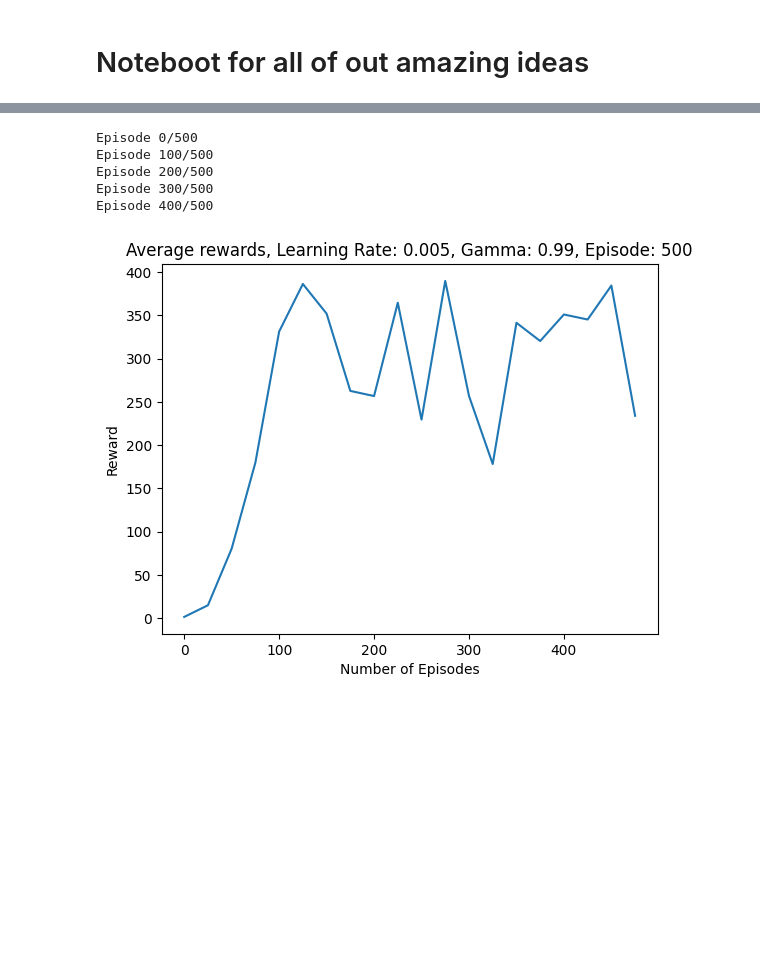
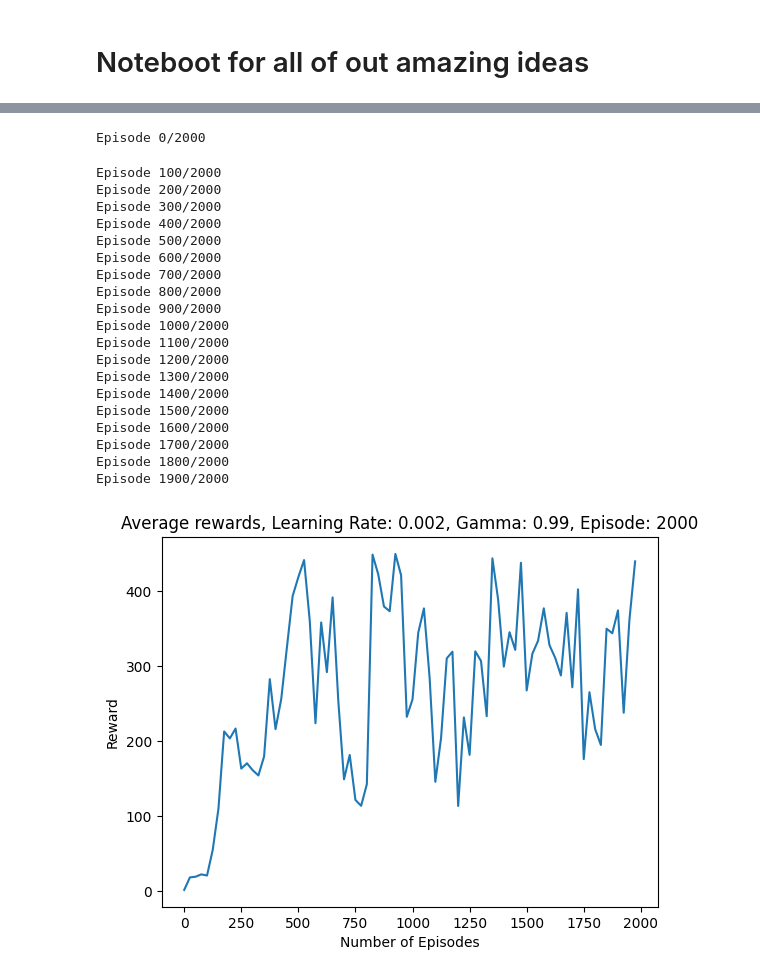
Before and after one commit to HannahUsesTheGitHub/RL, a Jupyter notebook: ideas.ipynb, the cells around one changed output, grey strips where cells are left out. Saved outputs shown, nothing was run; the diff lists cells and outputs as text; code cells hidden in the pictures; blank space fills up the shorter version.

Commit message:
Improved baseline, ran test using baseline_model2.

```diff
--- a/ideas.ipynb
+++ b/ideas.ipynb
@@ -141,6 +136,10 @@ def baseline_DQN(learning_rate, gamma, episodes, target_update, epsilon, capacit
         observation = torch.tensor(observation, dtype=torch.float32)
         terminated = False
         truncated = False
+        # inside training loop before each episode
+        length = float(np.random.uniform(0.4, 1.8))
+        env.unwrapped.length = length
+
         #step_count = 0
 
 
@@ -215,6 +214,9 @@ def baseline_DQN(learning_rate, gamma, episodes, target_update, epsilon, capacit
 
 
     env.close()
+    os.makedirs("weights", exist_ok=True)
+    model_path = "weights/baseline_model2.pth"
+    torch.save(policy_net.state_dict(), model_path)
 
     return plot_avg_rewards, policy_net
 # %%
@@ -234,20 +236,35 @@ def plot_results(learning_rate, gamma, episode, result):
 
     pass
 # %%
-learning_rate = 0.005
+learning_rate = 0.002
 gamma = 0.99
-episodes = 500
-target_update = 70
+episodes = 2000
+target_update = 500
 epsilon = 1
-capacity = 10000
-batch_size = 32
+capacity = 50000
+batch_size = 64
 plot_avg_rewards, baseline_network = baseline_DQN(learning_rate, gamma, episodes, target_update, epsilon, capacity, batch_size)
 
 plot_results(learning_rate, gamma, episodes, plot_avg_rewards)
 # %% [output]
-Episode 0/500
-Episode 100/500
-Episode 200/500
-Episode 300/500
-Episode 400/500
+Episode 0/2000
+Episode 100/2000
+Episode 200/2000
+Episode 300/2000
+Episode 400/2000
+Episode 500/2000
+Episode 600/2000
+Episode 700/2000
+Episode 800/2000
+Episode 900/2000
+Episode 1000/2000
+Episode 1100/2000
+Episode 1200/2000
+Episode 1300/2000
+Episode 1400/2000
+Episode 1500/2000
+Episode 1600/2000
+Episode 1700/2000
+Episode 1800/2000
+Episode 1900/2000
-[figure, old version]
+[figure, new version]
```
Also changed, not shown: parts of 1 cell of this notebook, 4 other files.
